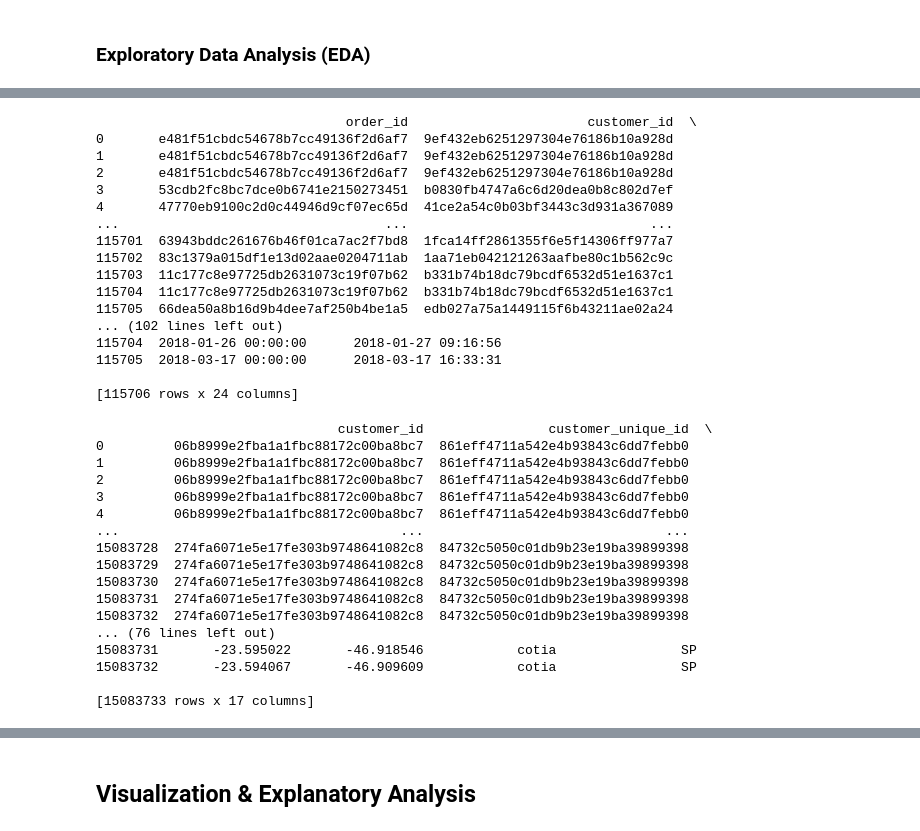
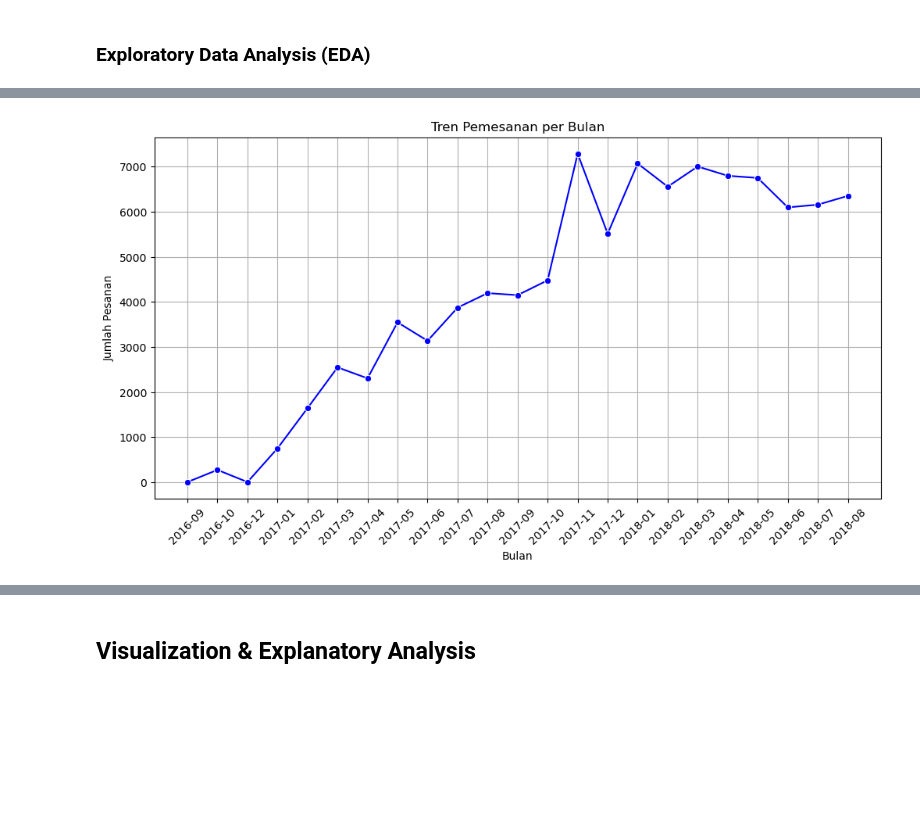
Before and after one commit to Alpii21/submission-data, a Jupyter notebook: notebook.ipynb, the cells around one changed output, grey strips where cells are left out. Cells and saved outputs as stored; diff of their text form; code cells hidden in the pictures; blank space fills up the shorter version.

```diff
--- a/notebook.ipynb
+++ b/notebook.ipynb
@@ -312,49 +247,14 @@ dtype: int64
 # %%
-orders_df["order_purchase_timestamp"] = pd.to_datetime(orders_df["order_purchase_timestamp"])
+# Tren Jumlah Pesanan per Bulan
+orders_df["order_month"] = orders_df["order_purchase_timestamp"].dt.to_period("M")
+monthly_orders = orders_df["order_month"].value_counts().sort_index()
+plt.figure(figsize=(12,6))
+sns.lineplot(x=monthly_orders.index.astype(str), y=monthly_orders.values, marker="o", color="b")
+plt.title("Tren Pemesanan per Bulan")
+plt.xlabel("Bulan")
+plt.ylabel("Jumlah Pesanan")
+plt.xticks(rotation=45)
+plt.grid(True)
+plt.show()
+# %% [output]
+[figure, added]
-# %%
-merged_orders = orders_df \
-    .merge(order_items_dataset_df, on="order_id", how="left") \
-    .merge(order_payments_df, on="order_id", how="left") \
-    .merge(order_reviews_df, on="order_id", how="left")
-print(merged_orders)
-# %% [output]
-                                order_id                       customer_id  \
-0       e481f51cbdc54678b7cc49136f2d6af7  9ef432eb6251297304e76186b10a928d
-1       e481f51cbdc54678b7cc49136f2d6af7  9ef432eb6251297304e76186b10a928d
-2       e481f51cbdc54678b7cc49136f2d6af7  9ef432eb6251297304e76186b10a928d
-3       53cdb2fc8bc7dce0b6741e2150273451  b0830fb4747a6c6d20dea0b8c802d7ef
-4       47770eb9100c2d0c44946d9cf07ec65d  41ce2a54c0b03bf3443c3d931a367089
-...                                  ...                               ...
-115701  63943bddc261676b46f01ca7ac2f7bd8  1fca14ff2861355f6e5f14306ff977a7
-115702  83c1379a015df1e13d02aae0204711ab  1aa71eb042121263aafbe80c1b562c9c
-115703  11c177c8e97725db2631073c19f07b62  b331b74b18dc79bcdf6532d51e1637c1
-115704  11c177c8e97725db2631073c19f07b62  b331b74b18dc79bcdf6532d51e1637c1
-115705  66dea50a8b16d9b4dee7af250b4be1a5  edb027a75a1449115f6b43211ae02a24
-... (102 lines left out)
-115704  2018-01-26 00:00:00      2018-01-27 09:16:56
-115705  2018-03-17 00:00:00      2018-03-17 16:33:31
-
-[115706 rows x 24 columns]
-# %%
-merged_customers = customers_df \
-    .merge(orders_df, on="customer_id", how="left") \
-    .merge(geolocation_df, left_on="customer_zip_code_prefix", right_on="geolocation_zip_code_prefix", how="left")
-print(merged_customers)
-# %% [output]
-                               customer_id                customer_unique_id  \
-0         06b8999e2fba1a1fbc88172c00ba8bc7  861eff4711a542e4b93843c6dd7febb0
-1         06b8999e2fba1a1fbc88172c00ba8bc7  861eff4711a542e4b93843c6dd7febb0
-2         06b8999e2fba1a1fbc88172c00ba8bc7  861eff4711a542e4b93843c6dd7febb0
-3         06b8999e2fba1a1fbc88172c00ba8bc7  861eff4711a542e4b93843c6dd7febb0
-4         06b8999e2fba1a1fbc88172c00ba8bc7  861eff4711a542e4b93843c6dd7febb0
-...                                    ...                               ...
-15083728  274fa6071e5e17fe303b9748641082c8  84732c5050c01db9b23e19ba39899398
-15083729  274fa6071e5e17fe303b9748641082c8  84732c5050c01db9b23e19ba39899398
-15083730  274fa6071e5e17fe303b9748641082c8  84732c5050c01db9b23e19ba39899398
-15083731  274fa6071e5e17fe303b9748641082c8  84732c5050c01db9b23e19ba39899398
-15083732  274fa6071e5e17fe303b9748641082c8  84732c5050c01db9b23e19ba39899398
-... (76 lines left out)
-15083731       -23.595022       -46.918546            cotia                SP
-15083732       -23.594067       -46.909609            cotia                SP
-
-[15083733 rows x 17 columns]
```
Also changed, not shown: parts of 36 cells of this notebook, 10 other files.
